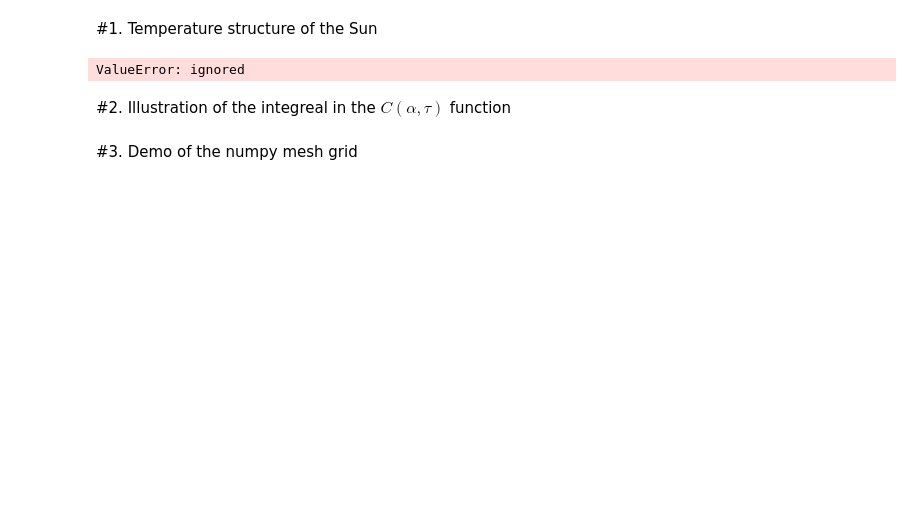
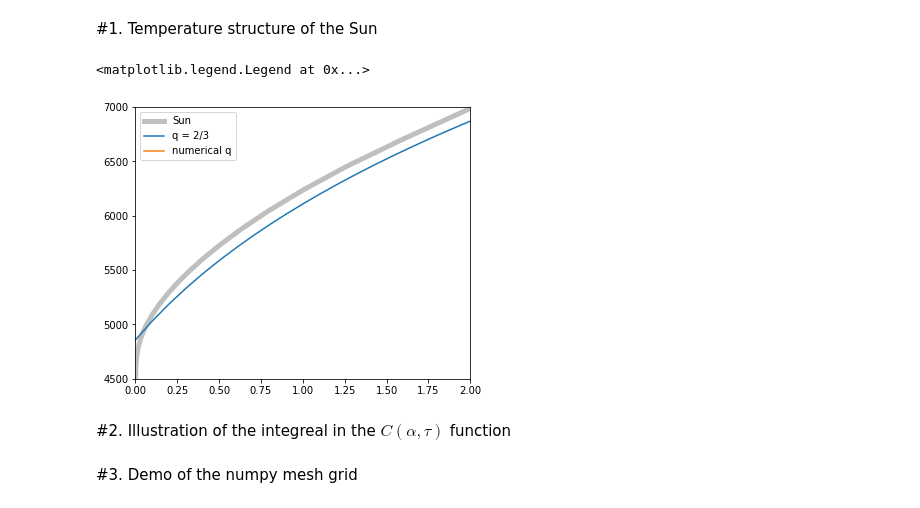
Before and after one commit to evansj2014/Astro1Projects, a Jupyter notebook: 16_GreyAtmosphere.ipynb, the cells around one changed output. Saved outputs shown, nothing was run; the diff lists cells and outputs as text; code cells hidden in the pictures; blank space fills up the shorter version.

```diff
--- a/16_GreyAtmosphere.ipynb
+++ b/16_GreyAtmosphere.ipynb
@@ -12,27 +12,28 @@ from astropy.convolution import convolve, Box1DKernel
 # %% [markdown]
 #1. Temperature structure of the Sun
 # %%
-data = np.genfromtxt('https://github.com/evansj2014/Astro1Projects/blob/612555ae7452ee107e964f300b2cfe2a4a220639/Data_Files/sun_model.txt', skip_header=24, skip_footer=229, usecols=(1,2,4), names=True)
+data = np.genfromtxt('https://raw.githubusercontent.com/veropetit/PHYS633-S2022/main/L16-GreyAtmospheres/16-sun_model.txt', skip_header=24, skip_footer=229, usecols=(1,2,4), names=True)
 
 fig, ax = plt.subplots(1,1, figsize=(6,5))
 ax.set_xlim(0,2)
 ax.set_ylim(4500,7000)
 
 ax.plot(10**data['lgTauR'], data['T'], label='Sun', lw=5, c="0.75")
 
 Teff = 5777.0
 tau = np.linspace(0, 10, 100)
 
 q = 2.0/3.0
 T = (0.75*Teff**4*(tau+q))**0.25
 ax.plot(tau, T, label='q = 2/3')
 
 q = 0.7104 - 0.133*np.exp(-3.4488*tau)
 T = (0.75*Teff**4*(tau+q))*0.25
 ax.plot(tau, T, label='numerical q')
 ax.legend(loc=0)
 # %% [output]
-ValueError: ignored
+<matplotlib.legend.Legend at 0x...>
+[figure, added]
 # %% [markdown]
 #2. Illustration of the integreal in the $C(\alpha, \tau)$ function
 # %% [markdown]
```
Also changed, not shown: parts of 3 cells of this notebook.
